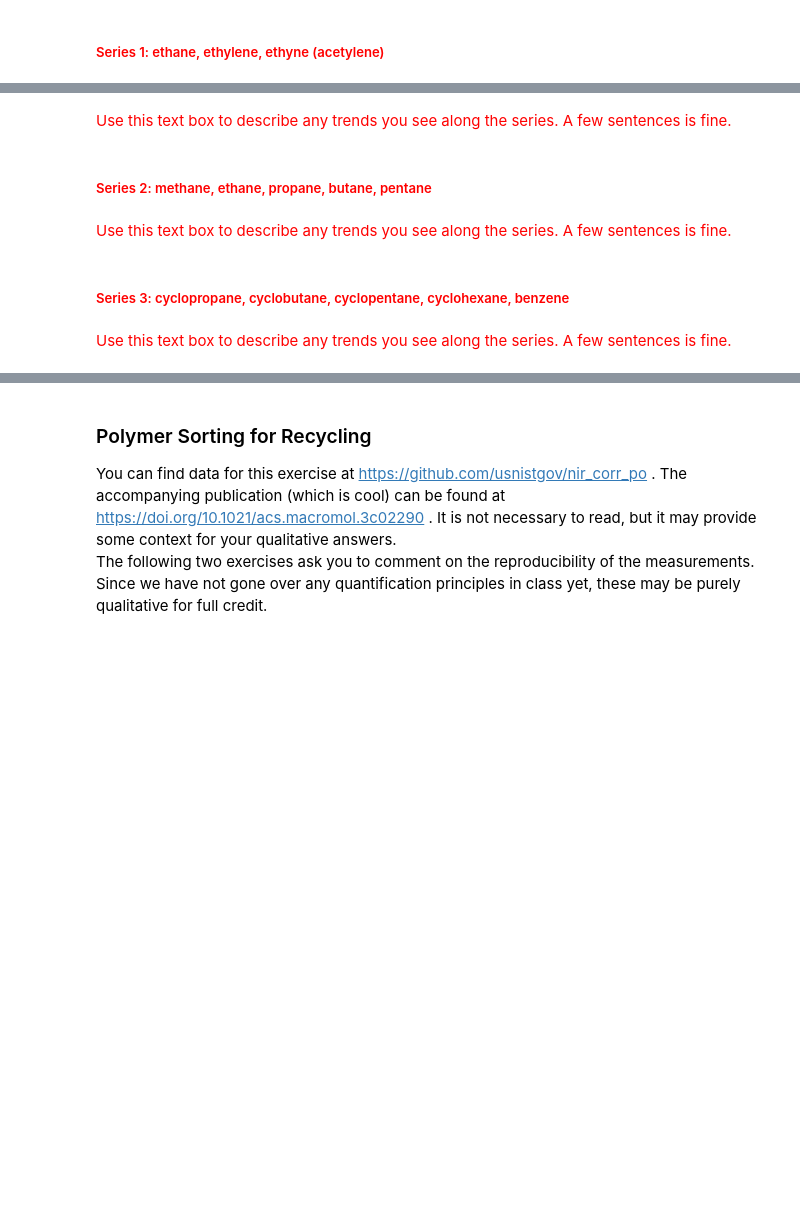
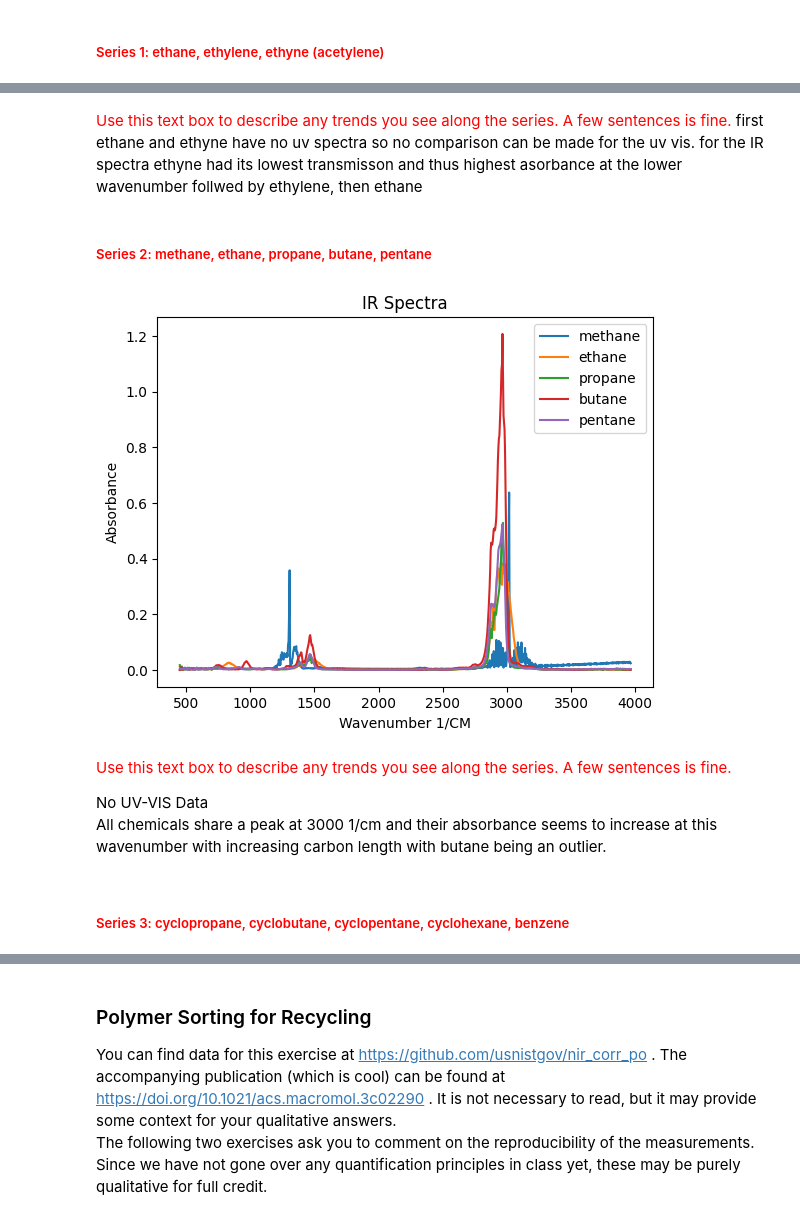
Before and after one commit to blajiness/CHE_7530-Assignments, a Jupyter notebook: Assignment1.ipynb, the cells around one changed output, grey strips where cells are left out. Drawn from its saved outputs; the diff is of its cells as text; code cells hidden in the pictures; blank space fills up the shorter version.

```diff
--- a/Assignment1.ipynb
+++ b/Assignment1.ipynb
@@ -134,4 +184,7 @@ molecules_ids
 # %% [markdown]
 <font color = 'red'> Use this text box to describe any trends you see along the series. A few sentences is fine.
+<font color = 'black'>
+first ethane and ethyne have no uv spectra so no comparison can be made for the uv vis.
+for the IR spectra ethyne had its lowest transmisson and thus highest asorbance at the lower wavenumber follwed by ethylene, then ethane
 # %% [markdown]
 ##### <font color = 'red'> Series 2: methane, ethane, propane, butane, pentane </font>
@@ -140,4 +200,49 @@ molecules_ids
+# %%
+search_results = nist.run_search(identifier = "propane", search_type = 'name')
+X = search_results.compounds[0]
+X.get_ir_spectra()
+X.get_uv_spectra()
+X.save_ir_spectra(output_dir)
+X.save_uv_spectra(output_dir)
+
+propaneIR = jc.jcamp_readfile('/content/nist_spectra/C74986_IR_0.jdx')
+# %%
+search_results = nist.run_search(identifier = "butane", search_type = 'name')
+X = search_results.compounds[0]
+X.get_ir_spectra()
+X.get_uv_spectra()
+X.save_ir_spectra(output_dir)
+X.save_uv_spectra(output_dir)
+
+butaneIR = jc.jcamp_readfile('/content/nist_spectra/C106978_IR_0.jdx')
+# %%
+search_results = nist.run_search(identifier = "pentane", search_type = 'name')
+X = search_results.compounds[0]
+X.get_ir_spectra()
+X.get_uv_spectra()
+X.save_ir_spectra(output_dir)
+X.save_uv_spectra(output_dir)
+
+pentaneIR = jc.jcamp_readfile('/content/nist_spectra/C109660_IR_0.jdx')
+# %%
+plt.plot(methaneIR['x'], methaneIR['y'])
+plt.plot(ethaneIRA['x'], ethaneIRA['y'])
+plt.plot(propaneIR['x'], propaneIR['y'])
+plt.plot(butaneIR['x'], butaneIR['y'])
+plt.plot(pentaneIR['x'], pentaneIR['y'])
+plt.xlabel('Wavenumber 1/CM')
+plt.ylabel('Absorbance')
+plt.legend(['methane','ethane','propane','butane','pentane'])
+plt.title('IR Spectra')
+plt.show()
+# %% [output]
+[figure, added]
 # %% [markdown]
 <font color = 'red'> Use this text box to describe any trends you see along the series. A few sentences is fine.
+
+<font color = 'black'>
+No UV-VIS Data
+
+All chemicals share a peak at 3000 1/cm and their absorbance seems to increase at this wavenumber with increasing carbon length with butane being an outlier.
 # %% [markdown]
 ##### <font color = 'red'> Series 3: cyclopropane, cyclobutane, cyclopentane, cyclohexane, benzene </font>
@@ -146,2 +248,0 @@ molecules_ids
-# %% [markdown]
-<font color = 'red'> Use this text box to describe any trends you see along the series. A few sentences is fine.
```
Also changed, not shown: parts of 17 cells of this notebook.
